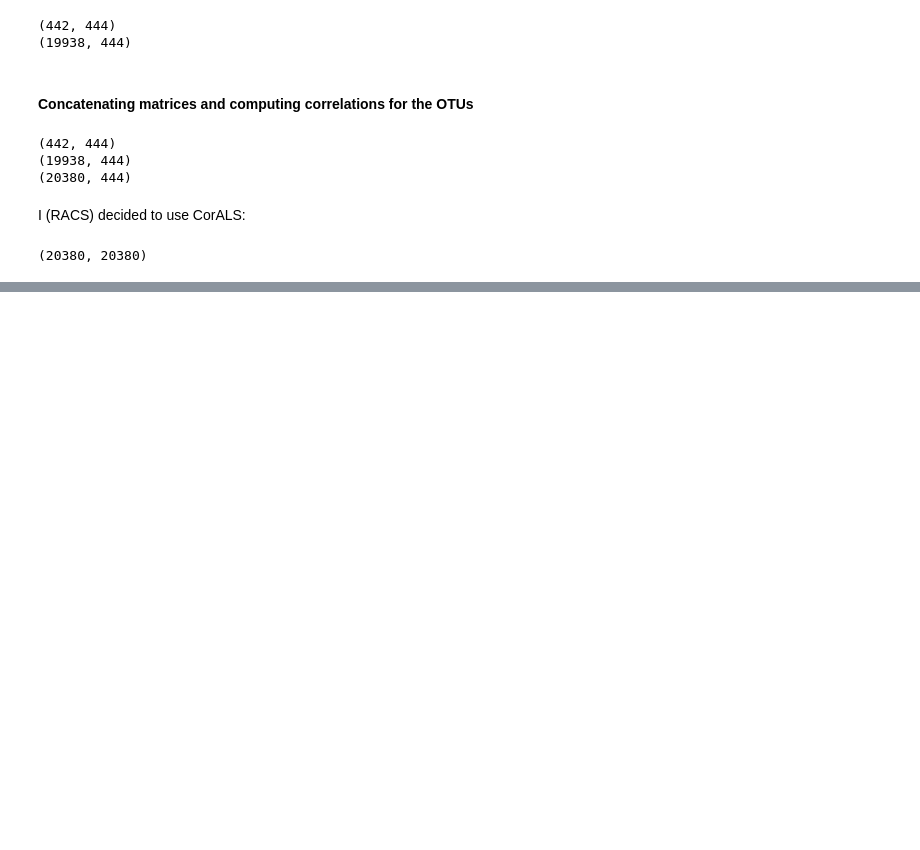
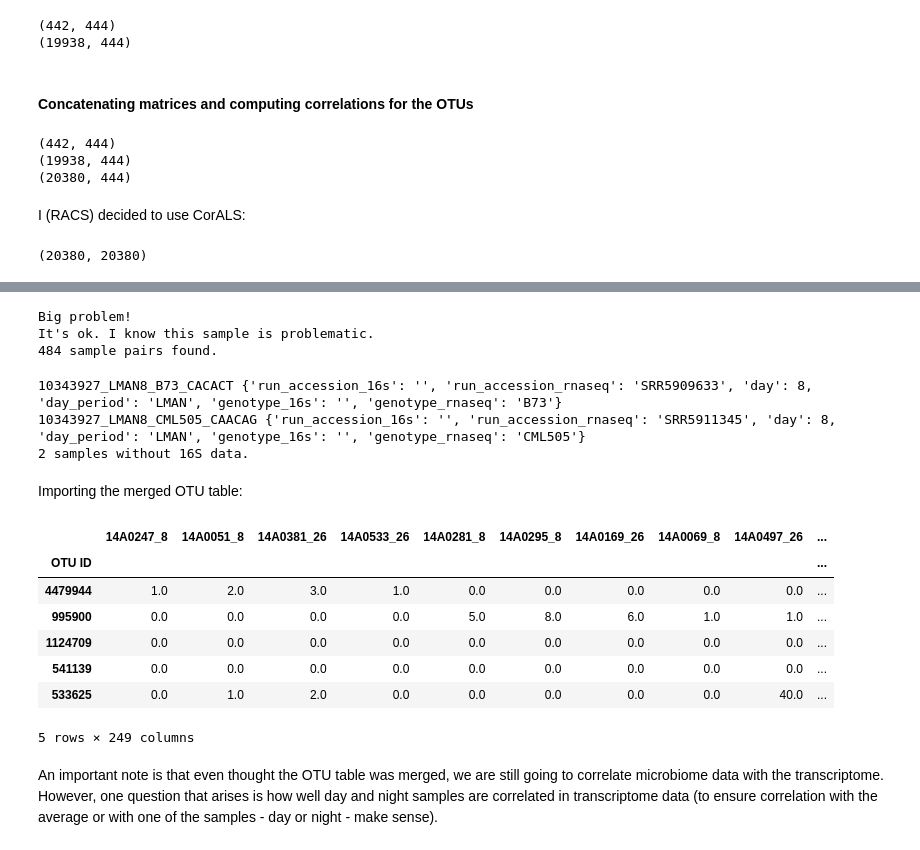
Before and after one commit to SantosRAC/maize_microbiome_transcriptomics, a Jupyter notebook: correlations_rnaseq_metataxonomics/expr_otus_correlations.ipynb, the cells around one changed output, grey strips where cells are left out. Saved outputs shown, nothing was run; the diff lists cells and outputs as text; code cells hidden in the pictures; blank space fills up the shorter version.

```diff
--- a/correlations_rnaseq_metataxonomics/expr_otus_correlations.ipynb
+++ b/correlations_rnaseq_metataxonomics/expr_otus_correlations.ipynb
@@ -316,0 +368,50 @@ correlated_pairs_file.close()
+# %%
+rnaseq_samples_with_16s = 0
+
+with open(sra_run_table_16s, 'r') as file:
+
+    _ = file.readline()
+
+    for line in file:
+        fields = line.strip().split(',')
+        fields2 = fields[11].split('.')
+        metataxonomics_run_id = fields[0]
+        day = int(fields2[1])
+        day_period = fields2[0]
+        for key, value in kremling_expression_key_dict.items():
+            if value == fields[11]:
+                if dict_wallace_kremling_2018[key]['day'] != day:
+                    print('Big problem!')
+                    print(day, dict_wallace_kremling_2018[key]['day'])
+                    print(dict_wallace_kremling_2018[key])
+                    print(value, fields[11], key)
+                    exit(1)
+                if dict_wallace_kremling_2018[key]['day_period'] != day_period:
+                    print('Big problem!')
+                    if key == '10343927_LMAN8_CML505_CAACAG':
+                        print("It's ok. I know this sample is problematic.")
+                        continue
+                    else:
+                        print(day_period, dict_wallace_kremling_2018[key]['day_period'])
+                        print(dict_wallace_kremling_2018[key])
+                        print(value, fields[11], key)
+                        exit(1)
+                dict_wallace_kremling_2018[key]['run_accession_16s'] = metataxonomics_run_id
+                rnaseq_samples_with_16s+=1
+
+print(f'{rnaseq_samples_with_16s} sample pairs found.')
+# %% [output]
+Big problem!
+It's ok. I know this sample is problematic.
+484 sample pairs found.
+# %%
+no_16s = 0
+for key, value in dict_wallace_kremling_2018.items():
+    if value['run_accession_16s'] == '':
+        print(key, value)
+        no_16s+=1
+print(f'{no_16s} samples without 16S data.')
+# %% [output]
+10343927_LMAN8_B73_CACACT {'run_accession_16s': '', 'run_accession_rnaseq': 'SRR5909633', 'day': 8, 'day_period': 'LMAN', 'genotype_16s': '', 'genotype_rnaseq': 'B73'}
+10343927_LMAN8_CML505_CAACAG {'run_accession_16s': '', 'run_accession_rnaseq': 'SRR5911345', 'day': 8, 'day_period': 'LMAN', 'genotype_16s': '', 'genotype_rnaseq': 'CML505'}
+2 samples without 16S data.
@@ -316,0 +426,20 @@ correlated_pairs_file.close()
+# %% [markdown]
+Importing the merged OTU table:
+# %%
+import pandas as pd
+
+otu_table_merged_d_n = pd.read_csv('/media/renato/SSD1TB/Repositories/maize_microbiome_transcriptomics/16S_wallace2018/combine_day_night_samples/summed_day_night_otu_counts.tsv',
+                                   sep='\t', index_col='OTU ID')
+
+otu_table_merged_d_n.head()
+# %% [output]
+|  | 14A0247_8 | 14A0051_8 | 14A0381_26 | 14A0533_26 | 14A0281_8 | 14A0295_8 | 14A0169_26 | 14A0069_8 | 14A0497_26 | ... |
+| OTU ID |  |  |  |  |  |  |  |  |  | ... |
+| 4479944 | 1.0 | 2.0 | 3.0 | 1.0 | 0.0 | 0.0 | 0.0 | 0.0 | 0.0 | ... |
+| 995900 | 0.0 | 0.0 | 0.0 | 0.0 | 5.0 | 8.0 | 6.0 | 1.0 | 1.0 | ... |
+| 1124709 | 0.0 | 0.0 | 0.0 | 0.0 | 0.0 | 0.0 | 0.0 | 0.0 | 0.0 | ... |
+| 541139 | 0.0 | 0.0 | 0.0 | 0.0 | 0.0 | 0.0 | 0.0 | 0.0 | 0.0 | ... |
+| 533625 | 0.0 | 1.0 | 2.0 | 0.0 | 0.0 | 0.0 | 0.0 | 0.0 | 40.0 | ... |
+5 rows × 249 columns
+# %% [markdown]
+An important note is that even thought the OTU table was merged, we are still going to correlate microbiome data with the transcriptome. However, one question that arises is how well day and night samples are correlated in transcriptome data (to ensure correlation with the average or with one of the samples - day or night - make sense).
```
Also changed, not shown: parts of 14 cells of this notebook.
